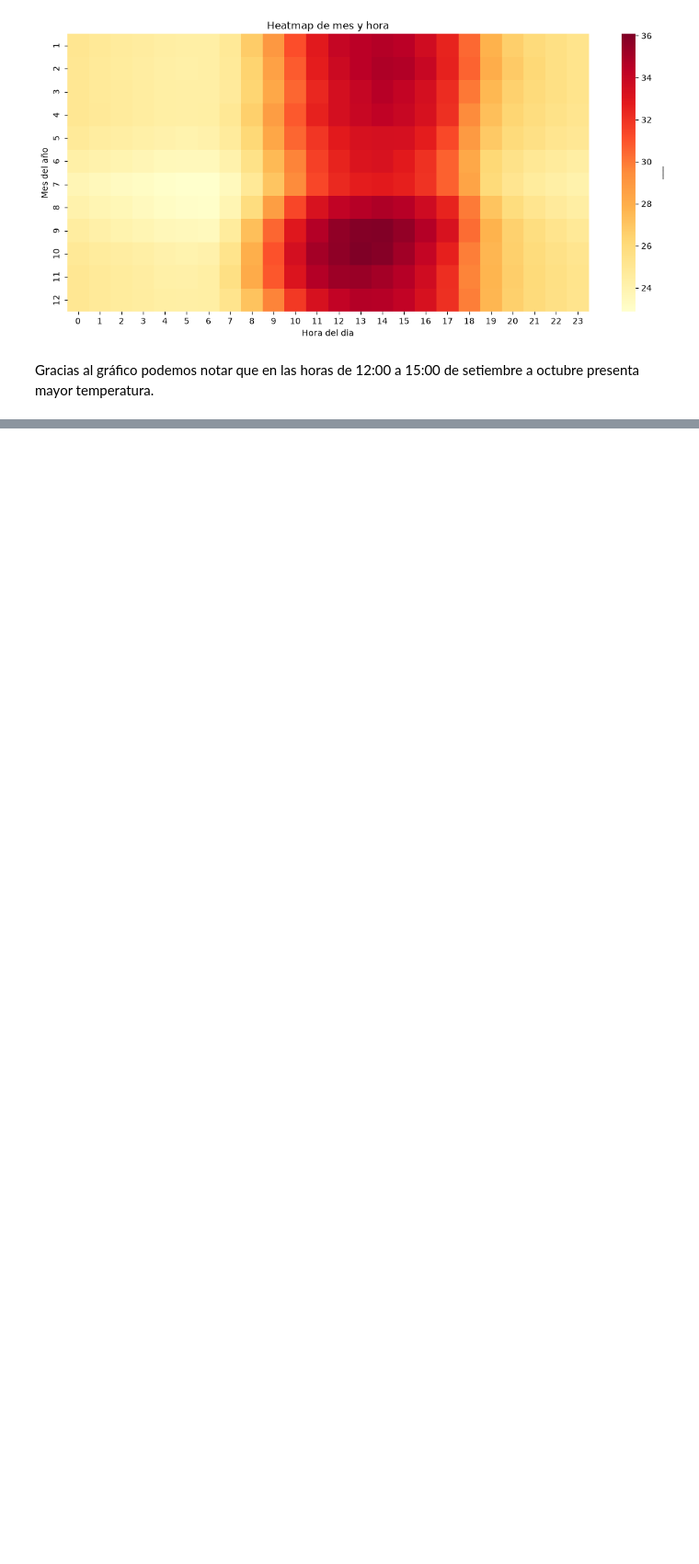
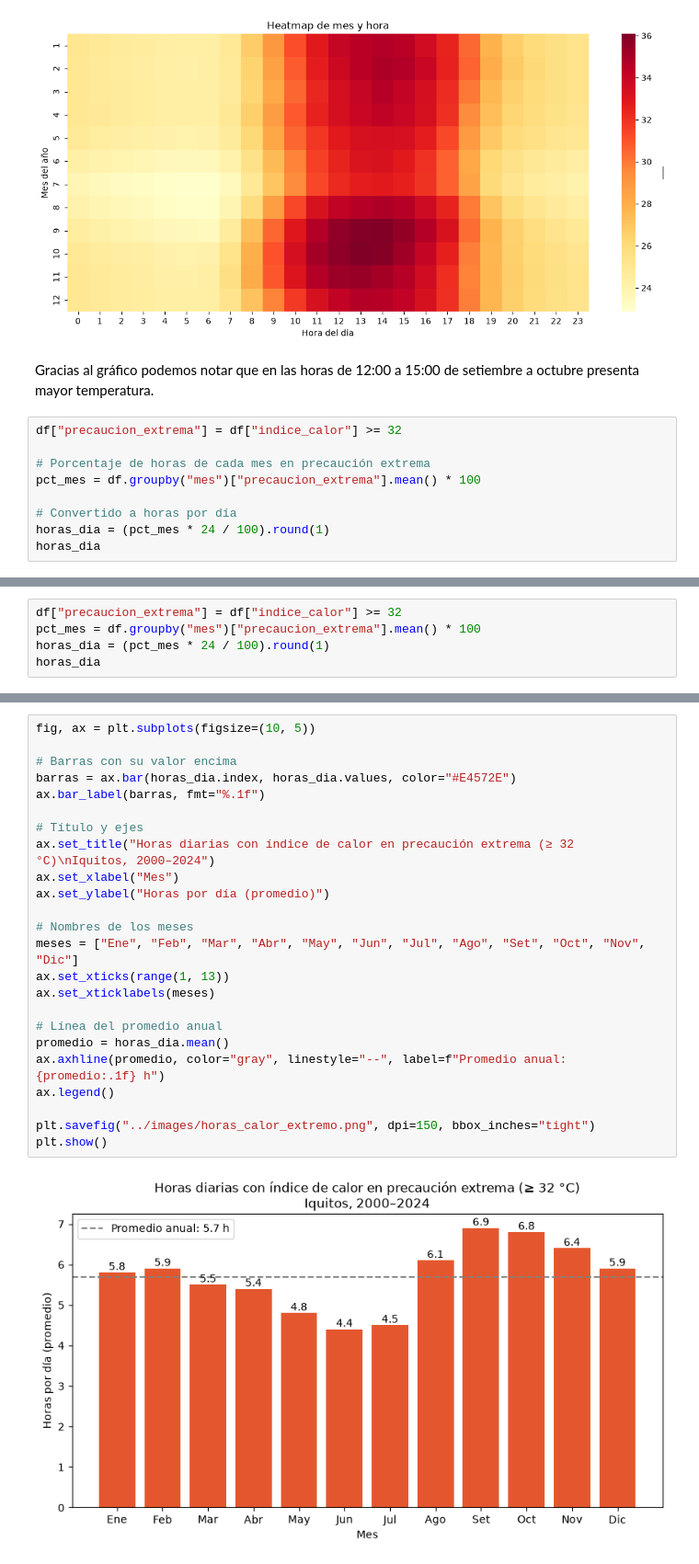
Before and after one commit to David-Sac/clima-iquitos, a Jupyter notebook: notebooks/03_visualizacion.ipynb, the cells around one changed output, grey strips where cells are left out. Shown at 92% size. Saved outputs shown, nothing was run; the diff lists cells and outputs as text; blank space fills up the shorter version.

```diff
--- a/notebooks/03_visualizacion.ipynb
+++ b/notebooks/03_visualizacion.ipynb
@@ -62,3 +87,12 @@ plt.show()
 [figure]
 # %% [markdown]
 Gracias al gráfico podemos notar que en las horas de 12:00 a 15:00 de setiembre a octubre presenta mayor temperatura.
+# %%
+df["precaucion_extrema"] = df["indice_calor"] >= 32
+
+# Porcentaje de horas de cada mes en precaución extrema
+pct_mes = df.groupby("mes")["precaucion_extrema"].mean() * 100
+
+# Convertido a horas por día
+horas_dia = (pct_mes * 24 / 100).round(1)
+horas_dia
@@ -64,0 +123,5 @@ Gracias al gráfico podemos notar que en las horas de 12:00 a 15:00 de setiembre
+# %%
+df["precaucion_extrema"] = df["indice_calor"] >= 32
+pct_mes = df.groupby("mes")["precaucion_extrema"].mean() * 100
+horas_dia = (pct_mes * 24 / 100).round(1)
+horas_dia
@@ -64,0 +143,26 @@ Gracias al gráfico podemos notar que en las horas de 12:00 a 15:00 de setiembre
+# %%
+fig, ax = plt.subplots(figsize=(10, 5))
+
+# Barras con su valor encima
+barras = ax.bar(horas_dia.index, horas_dia.values, color="#E4572E")
+ax.bar_label(barras, fmt="%.1f")
+
+# Título y ejes
+ax.set_title("Horas diarias con índice de calor en precaución extrema (≥ 32 °C)\nIquitos, 2000–2024")
+ax.set_xlabel("Mes")
+ax.set_ylabel("Horas por día (promedio)")
+
+# Nombres de los meses
+meses = ["Ene", "Feb", "Mar", "Abr", "May", "Jun", "Jul", "Ago", "Set", "Oct", "Nov", "Dic"]
+ax.set_xticks(range(1, 13))
+ax.set_xticklabels(meses)
+
+# Línea del promedio anual
+promedio = horas_dia.mean()
+ax.axhline(promedio, color="gray", linestyle="--", label=f"Promedio anual: {promedio:.1f} h")
+ax.legend()
+
+plt.savefig("../images/horas_calor_extremo.png", dpi=150, bbox_inches="tight")
+plt.show()
+# %% [output]
+[figure, added]
```
Also changed, not shown: parts of 6 cells of this notebook, 3 other files.
